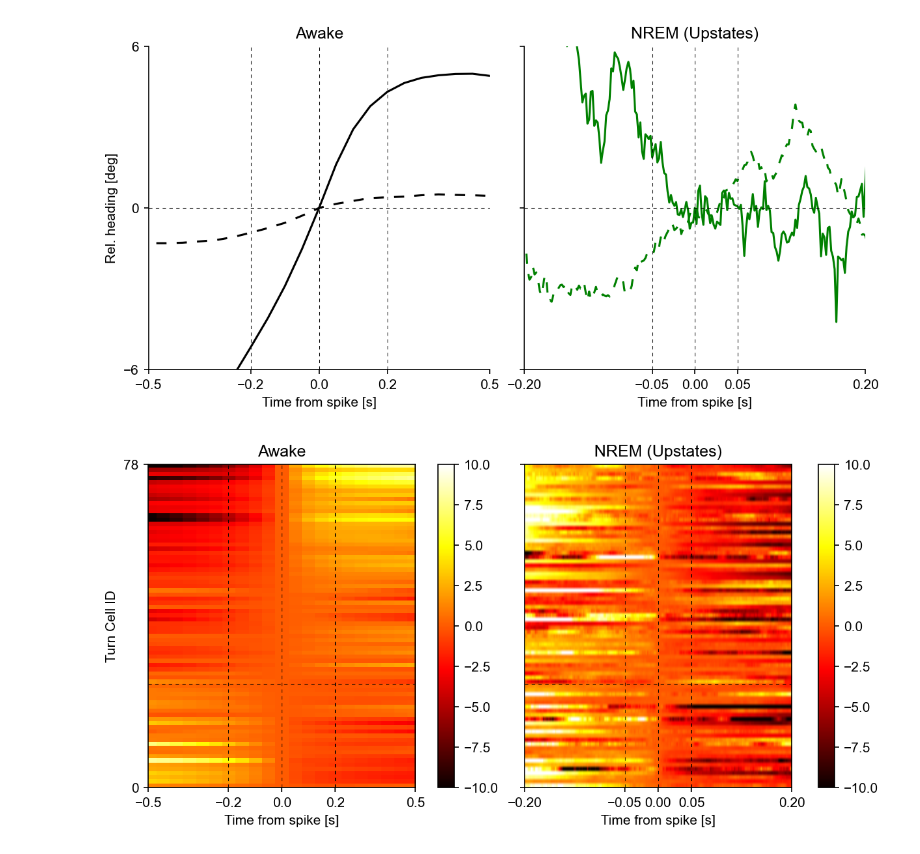
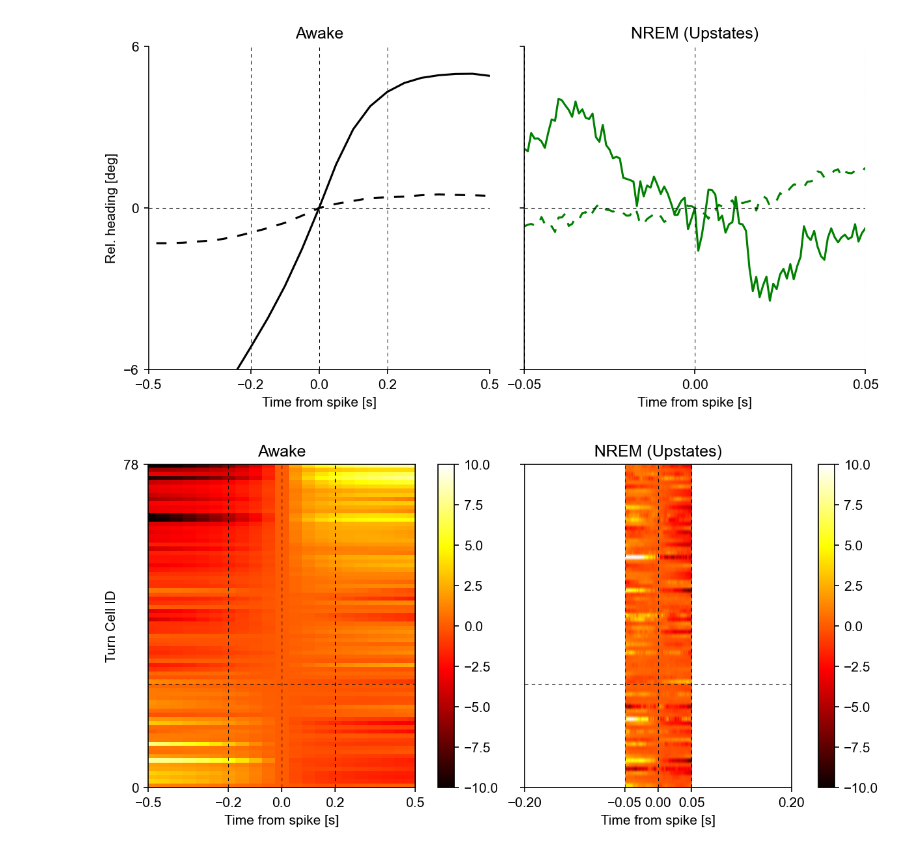
Before and after one commit to Senzai-Lab/nrem_analysis, a Jupyter notebook: notebooks/dual_recordings/visualize_sta_upstates.ipynb, the cells around one changed output. Saved outputs shown, nothing was run; the diff lists cells and outputs as text; code cells hidden in the pictures.

```diff
--- a/notebooks/dual_recordings/visualize_sta_upstates.ipynb
+++ b/notebooks/dual_recordings/visualize_sta_upstates.ipynb
@@ -85,27 +85,49 @@ def plot_scatter_with_regression(ax, x, y, title=None, xlabel=None, ylabel=None,
         ax.set_ylabel(ylabel, fontsize=18)
 # %%
 tsi = []
+vtsi = []
 sta_nrem = []
 
 for mouse_id in MOUSE_IDS:
     turn_units = nap.load_file(PROCESSED_DIR / "dual" / mouse_id / "turn_units.npz")
-    sta_nrem.append(nap.load_file(INTERIM_DIR / "sta" / mouse_id / "sta_nrem_upstate.npz"))
 
+    sta = nap.load_file(INTERIM_DIR / "sta" / mouse_id / "sta_nrem_upstate.npz")
+    if sta.shape[0] == 103:
+        sta = sta[1:-1]
+
+    times = sta.t
+    sta_nrem.append(sta.d)
     tsi.append(turn_units['turn_index'])
+    vtsi.append(turn_units['virtual_turn_index'])
 
 tsi = np.concatenate(tsi)
+vtsi = np.concatenate(vtsi)
 order = np.argsort(tsi)
 tsi = tsi[order]
+vtsi = vtsi[order]
 
 sta_nrem = np.rad2deg(np.column_stack(sta_nrem))[:, order]
 sta_original = nap.load_file(PROCESSED_DIR / "dual" / "sta_awake_sorted.npz")
 print(sta_original.shape)
+
+# Remove unit with NaN STA
 nanmask = np.any(np.isnan(sta_nrem), axis=0)
-print(sta_original.d[:, nanmask])
 tsi = tsi[~nanmask]
+vtsi = vtsi[~nanmask]
 zero_cross = np.argmin(np.abs(tsi)).item()
 
 sta_original = sta_original[:, ~nanmask]
 sta_nrem = sta_nrem[:, ~nanmask]
+
+# Remove unit with NaN virtual TSI
+nanmask_vtsi = np.isnan(vtsi)
+vtsi = vtsi[~nanmask_vtsi]
+tsi = tsi[~nanmask_vtsi]
+zero_cross = np.argmin(np.abs(tsi)).item()
+
+sta_original = sta_original[:, ~nanmask_vtsi]
+sta_nrem = sta_nrem[:, ~nanmask_vtsi]
+
+print(sta_original.shape, sta_nrem.shape)
 # %% [output]
 (81, 79)
@@ -127,0 +135,3 @@ sta_nrem = sta_nrem[:, ~nanmask]
+# %%
+sta_nrem = nap.TsdFrame(t=np.round(times, decimals=3), d=sta_nrem)
+sta_nrem
@@ -130,37 +159,37 @@ f, axes = plt.subplots(1, 2, figsize=(8, 4), sharey=True)
 
 axes[0].plot(sta_original.index, sta_original.values[:, 39], linestyle=(0, (5, 5)), color='k')
 axes[0].plot(sta_original.index, sta_original.values[:, 64], color='k')
 axes[0].set_ylabel("Rel. heading [deg]")
 
 axes[0].set_xticks([-0.5, -.2, 0, .2, 0.5])
 axes[0].set_yticks([-6, 0, 6])
 axes[0].set_xlim([-0.5, 0.5])
 axes[0].set_ylim([-6, 6])
 axes[0].set_title('Awake')
 
 axes[0].axvline(x=0.2, color='k', linestyle=dashed_style, linewidth=0.5)
 axes[0].axvline(x=-0.2, color='k', linestyle=dashed_style, linewidth=0.5)
 
 axes[1].plot(sta_nrem.index, sta_nrem.values[:, 39], linestyle=(0, (5, 5)), color='g')
 axes[1].plot(sta_nrem.index, sta_nrem.values[:, 64], color='g')
 axes[1].set_title('NREM (Upstates)')
 
 
 axes[1].set_xlim([-.05, .05])
-axes[1].set_xticks([-0.2, -.05, 0, .05, 0.2])
+axes[1].set_xticks([-0.05, 0, 0.05])
 axes[1].axvline(x=0.05, color='k', linestyle=dashed_style, linewidth=0.5)
 axes[1].axvline(x=-0.05, color='k', linestyle=dashed_style, linewidth=0.5)
 
 for ax in axes:
     ax.axhline(0, color='k', linestyle=dashed_style, linewidth=0.5)
     ax.axvline(0, color='k', linestyle=dashed_style, linewidth=0.5)
     ax.set_xlabel("Time from spike [s]")
 
 sns.despine()
-plt.savefig(FIGURES_DIR / "turn_example.svg", format='svg', bbox_inches='tight')
-plt.savefig(FIGURES_DIR / "turn_example.png", format='png', bbox_inches='tight')
+# plt.savefig(FIGURES_DIR / "turn_example.svg", format='svg', bbox_inches='tight')
+# plt.savefig(FIGURES_DIR / "turn_example.png", format='png', bbox_inches='tight')
 # %% [output]
-[figure, old version]
+[figure, new version]
 # %%
 fig, axes = plot_heatmaps(
     mats=[sta_original.d, sta_nrem.d],
@@ -186,12 +215,12 @@ axes[1].set_xticks([-0.2, -.05, 0, .05, 0.2])
 axes[1].axvline(0.05, color="k", linestyle=dashed_style, linewidth=0.5)
 axes[1].axvline(-0.05, color="k", linestyle=dashed_style, linewidth=0.5)
 
-plt.savefig(FIGURES_DIR / "sta_norm.svg", format='svg', bbox_inches='tight')
-plt.savefig(FIGURES_DIR / "sta_norm.png", format='png', bbox_inches='tight')
+# plt.savefig(FIGURES_DIR / "sta_norm.svg", format='svg', bbox_inches='tight')
+# plt.savefig(FIGURES_DIR / "sta_norm.png", format='png', bbox_inches='tight')
 
 plt.show()
 # %% [output]
-[figure, old version]
+[figure, new version]
 # %%
 fig, axes = plt.subplots(1, 2, figsize=(8, 4), sharey=True)
 axes = axes.flatten()
```
Also changed, not shown: parts of 6 cells of this notebook, 11 other files.
